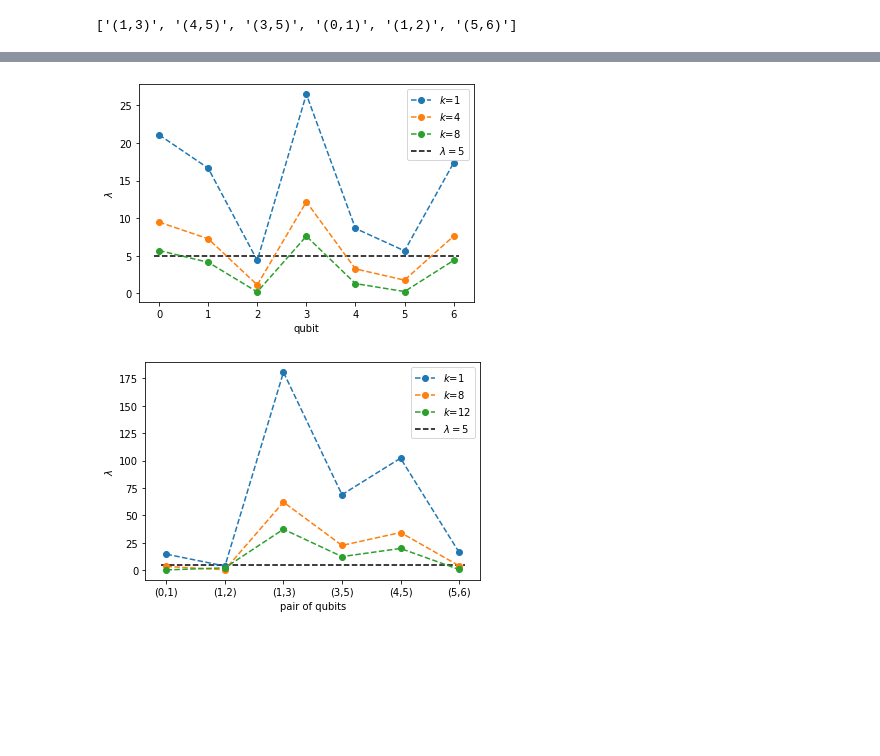
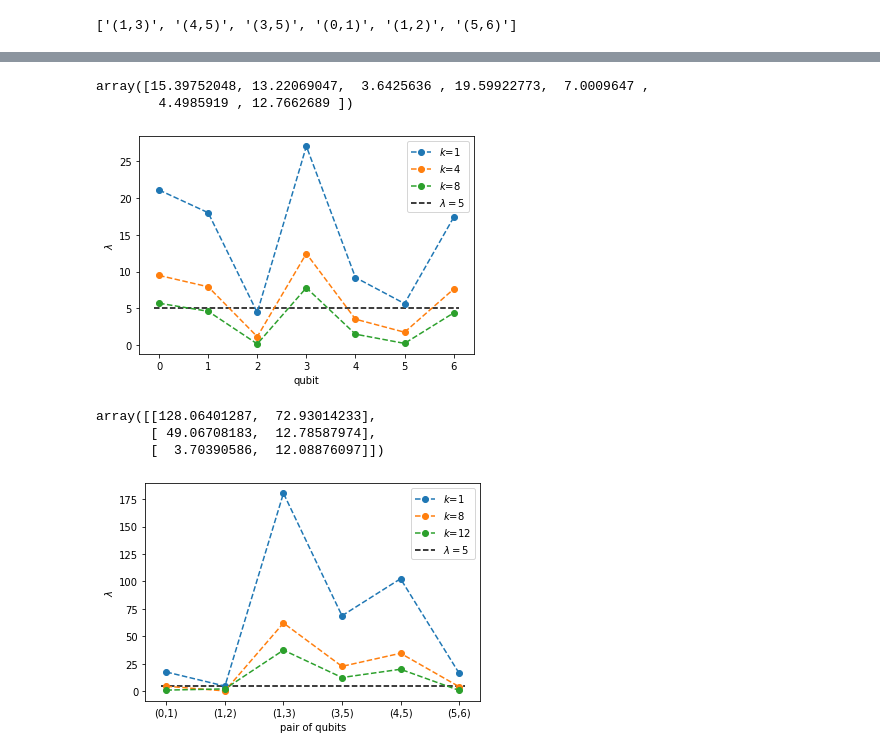
Before and after one commit to LucianoPereiraValenzuela/Parallel_QND_measurement_tomography, a Jupyter notebook: codes/Experiments/Experiment_device_tomography_casablanca/load_data.ipynb, the cells around one changed output, grey strips where cells are left out. Drawn from its saved outputs; the diff is of its cells as text; code cells hidden in the pictures; blank space fills up the shorter version.

Commit message:
result validations and goodness of fit

```diff
--- a/codes/Experiments/Experiment_device_tomography_casablanca/load_data.ipynb
+++ b/codes/Experiments/Experiment_device_tomography_casablanca/load_data.ipynb
@@ -116,27 +116,37 @@ np.trace( rhor0@rhor0 ) # 1 separable, 0.5 entrelazado
+# %%
+DeltaL = 2**13*( np.sum(np.array(results_single.entropies),1)
+                - np.sum(np.array(results_single.funs),1) )
+DeltaL
+# %% [output]
+array([15.39752048, 13.22069047,  3.6425636 , 19.59922773,  7.0009647 ,
+        4.4985919 , 12.7662689 ])
 # %%
-DeltaL = 2**13*( np.sum(np.array(results_single.entropies)[:,1:],1)
-                - np.sum(np.array(results_single.funs)[:,1:],1) )
 DeltaN = 4
 lambda_4 = abs( 2*DeltaL-DeltaN )/np.sqrt( 2*DeltaN )
 DeltaN = 1
 lambda_1 = abs( 2*DeltaL-DeltaN )/np.sqrt( 2*DeltaN )
 DeltaN = 8
 lambda_8 = abs( 2*DeltaL-DeltaN )/np.sqrt( 2*DeltaN )
 
 plt.plot( range(7), lambda_1, '--o',label='$k$=1')
 plt.plot( range(7), lambda_4, '--o',label='$k$=4')
 plt.plot( range(7), lambda_8, '--o',label='$k$=8')
 plt.hlines( 5, -0.1, 6.1, color='black', linestyles='dashed', label='$\lambda=5$'  )
 plt.legend()
 plt.xlabel('qubit')
 plt.ylabel('$\lambda$')
 plt.savefig('goodness_of_fit_1q.png')
 # %% [output]
-[figure, old version]
+[figure, new version]
+# %%
+DeltaL = np.abs([ 2**13*( np.sum(np.array(results_double[k].entropies),1)
+                - np.sum(np.array(results_double[k].funs),1) ) for k in range(3) ])
+DeltaL
+# %% [output]
+array([[128.06401287,  72.93014233],
+       [ 49.06708183,  12.78587974],
+       [  3.70390586,  12.08876097]])
 # %%
-DeltaL = np.abs([ 2**13*( np.sum(np.array(results_double[k].entropies)[:,1:],1)
-                - np.sum(np.array(results_double[k].funs)[:,1:],1) ) for k in range(3) ])
-
 DeltaN = 20
 lambda_12 = ( abs( 2*DeltaL-DeltaN )/np.sqrt( 2*DeltaN ) ).flatten()
 DeltaN = 1
@@ -155,4 +165,4 @@ plt.xlabel('pair of qubits')
 plt.ylabel('$\lambda$')
 plt.savefig('goodness_of_fit_2q.png')
 # %% [output]
-[figure, old version]
+[figure, new version]
```
Also changed, not shown: parts of 4 cells of this notebook, 20 other files.
